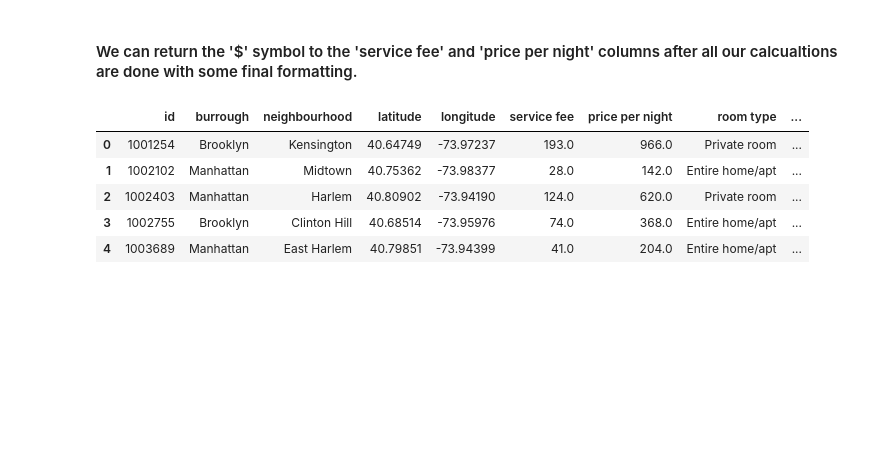
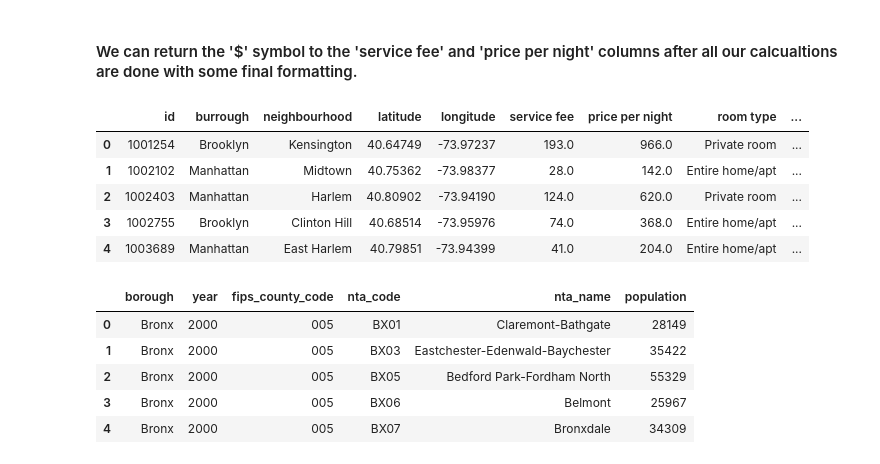
Before and after one commit to nickbartram/team6_project, a Jupyter notebook: main.ipynb, the cells around one changed output. Drawn from its saved outputs; the diff is of its cells as text; code cells hidden in the pictures; blank space fills up the shorter version.

```diff
--- a/main.ipynb
+++ b/main.ipynb
@@ -292,3 +304,24 @@ clean_df.head()
 | 2 | 1002403 | Manhattan | Harlem | 40.80902 | -73.94190 | 124.0 | 620.0 | Private room | ... |
 | 3 | 1002755 | Brooklyn | Clinton Hill | 40.68514 | -73.95976 | 74.0 | 368.0 | Entire home/apt | ... |
 | 4 | 1003689 | Manhattan | East Harlem | 40.79851 | -73.94399 | 41.0 | 204.0 | Entire home/apt | ... |
+# %%
+# Get url for NYC API
+nyc_url = 'https://data.cityofnewyork.us/resource/swpk-hqdp.json'
+
+# Make request
+nyc_response = requests.get(nyc_url)
+
+# Get data
+nyc_data = nyc_response.json()
+
+# Make DataFrame
+nyc_df = pd.DataFrame(nyc_data)
+
+nyc_df.head()
+# %% [output]
+|  | borough | year | fips_county_code | nta_code | nta_name | population |
+| 0 | Bronx | 2000 | 005 | BX01 | Claremont-Bathgate | 28149 |
+| 1 | Bronx | 2000 | 005 | BX03 | Eastchester-Edenwald-Baychester | 35422 |
+| 2 | Bronx | 2000 | 005 | BX05 | Bedford Park-Fordham North | 55329 |
+| 3 | Bronx | 2000 | 005 | BX06 | Belmont | 25967 |
+| 4 | Bronx | 2000 | 005 | BX07 | Bronxdale | 34309 |
```
Also changed, not shown: parts of 14 cells of this notebook.
